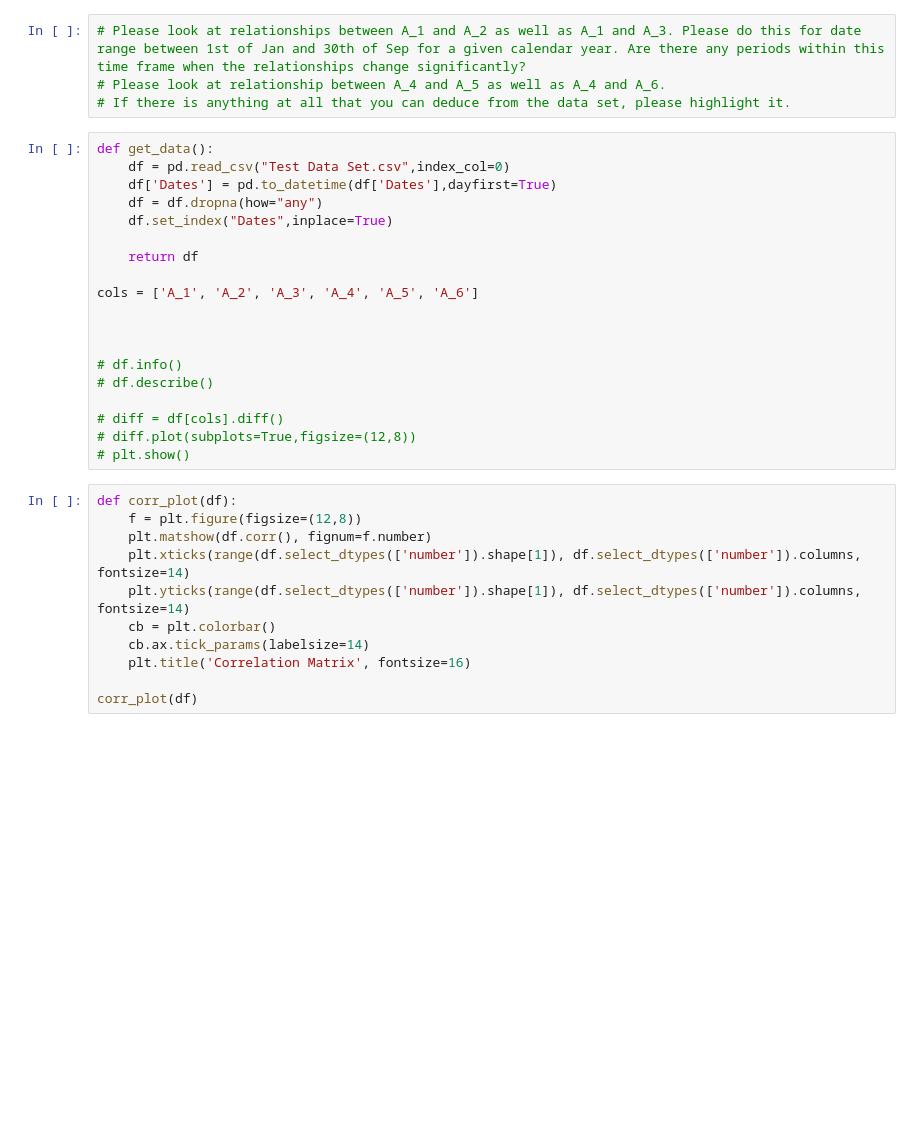
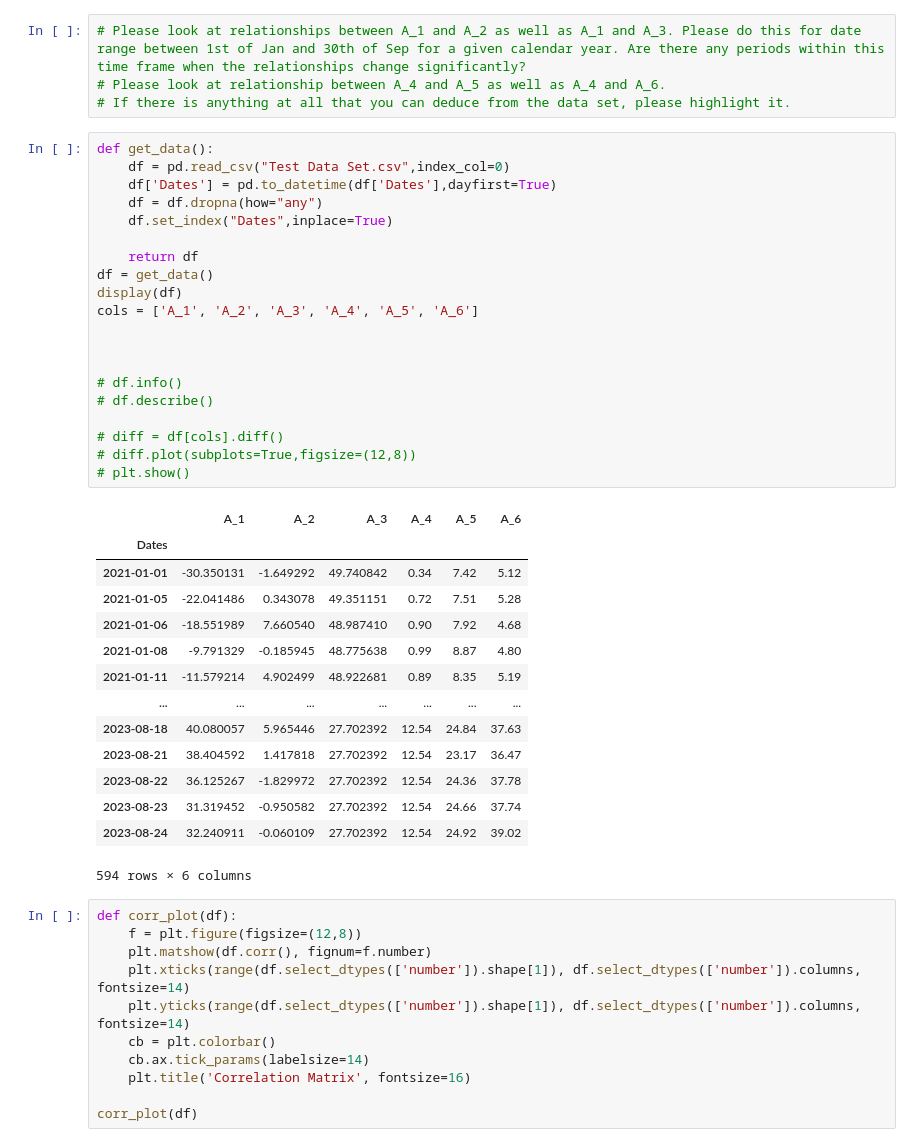
Before and after one commit to xfce1/Personal, a Jupyter notebook: DV/analysis.ipynb, the cells around one changed output. Cells and saved outputs as stored; diff of their text form; blank space fills up the shorter version.

```diff
--- a/DV/analysis.ipynb
+++ b/DV/analysis.ipynb
@@ -17,22 +17,38 @@ warnings.filterwarnings("ignore")
 # %%
 def get_data():
     df = pd.read_csv("Test Data Set.csv",index_col=0)
     df['Dates'] = pd.to_datetime(df['Dates'],dayfirst=True)
     df = df.dropna(how="any")
     df.set_index("Dates",inplace=True)
 
     return df
-
+df = get_data()
+display(df)
 cols = ['A_1', 'A_2', 'A_3', 'A_4', 'A_5', 'A_6']
 
 
 
 # df.info()
 # df.describe()
 
 # diff = df[cols].diff()
 # diff.plot(subplots=True,figsize=(12,8))
 # plt.show()
+# %% [output]
+|  | A_1 | A_2 | A_3 | A_4 | A_5 | A_6 |
+| Dates |  |  |  |  |  |  |
+| 2021-01-01 | -30.350131 | -1.649292 | 49.740842 | 0.34 | 7.42 | 5.12 |
+| 2021-01-05 | -22.041486 | 0.343078 | 49.351151 | 0.72 | 7.51 | 5.28 |
+| 2021-01-06 | -18.551989 | 7.660540 | 48.987410 | 0.90 | 7.92 | 4.68 |
+| 2021-01-08 | -9.791329 | -0.185945 | 48.775638 | 0.99 | 8.87 | 4.80 |
+| 2021-01-11 | -11.579214 | 4.902499 | 48.922681 | 0.89 | 8.35 | 5.19 |
+| ... | ... | ... | ... | ... | ... | ... |
+| 2023-08-18 | 40.080057 | 5.965446 | 27.702392 | 12.54 | 24.84 | 37.63 |
+| 2023-08-21 | 38.404592 | 1.417818 | 27.702392 | 12.54 | 23.17 | 36.47 |
+| 2023-08-22 | 36.125267 | -1.829972 | 27.702392 | 12.54 | 24.36 | 37.78 |
+| 2023-08-23 | 31.319452 | -0.950582 | 27.702392 | 12.54 | 24.66 | 37.74 |
+| 2023-08-24 | 32.240911 | -0.060109 | 27.702392 | 12.54 | 24.92 | 39.02 |
+594 rows × 6 columns
 # %%
 def corr_plot(df):
     f = plt.figure(figsize=(12,8))
```
Also changed, not shown: parts of 2 cells of this notebook.
